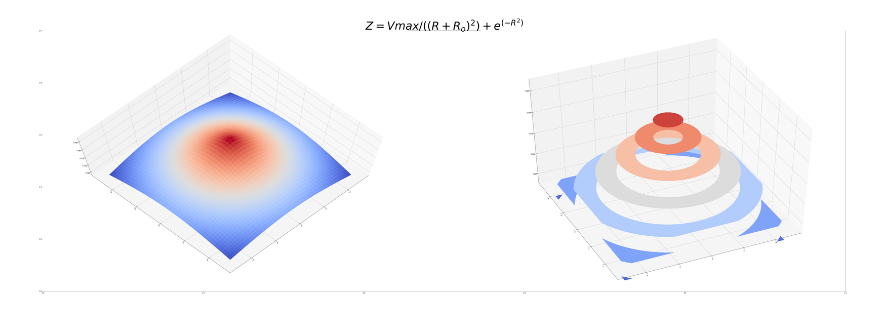
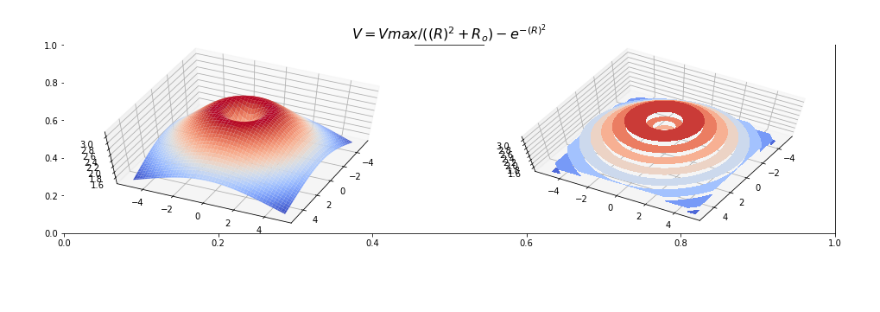
Before and after one commit to oregomar/Matplotlib, a Jupyter notebook: Spiral-widgets.ipynb, the cells around one changed output. Drawn from its saved outputs; the diff is of its cells as text; code cells hidden in the pictures; blank space fills up the shorter version.

```diff
--- a/Spiral-widgets.ipynb
+++ b/Spiral-widgets.ipynb
@@ -78,18 +88,25 @@ interactive(children=(FloatSlider(value=0.7, description='Vot', max=1.0, min=-1.
 def f(x):
     return np.exp( - x ** 2  )
 # %%
+def Surf (fi=65, ci=25):
     x = np.linspace(-5, 5, 100)
     y = np.linspace(-5, 5, 100)
 
     X, Y = np.meshgrid(  x,  y )
 
-    fig, ax=plt.subplots(1, 2, figsize=(10,5))
+    R = np.sqrt(X**2+Y**2)
+    V = 120/(R**2 + 35)-f(R)
 
-    R = np.sqrt(X**2+Y**2)
-    Z = 140/(R+40)**2 + f(R+40)
+    fig, ax=plt.subplots(figsize=(16,4))
+    ax.set_title("${V = Vmax/((R)^2 + R_o)- {e^{-(R)^2}}}$", fontsize = 16)
 
-    ax[0].contourf(X, Y, R, cmap=cm.coolwarm)
-    ax[0].set_title("${R=\sqrt{(x^2+y^2)}}$")
+    ax = fig.add_subplot(1, 2, 1, projection='3d')
+    ax.plot_surface(X, Y, V, cmap=cm.coolwarm)
+    ax.view_init(fi, ci)
 
-    ax[1].contourf(X, Y, Z, cmap=cm.coolwarm)
-    ax[1].set_title("${Z = Vmax/((R + R_o)^2) + {e^{(-(R + R_o)^2)}}}$")
+    ax = fig.add_subplot(1, 2, 2, projection='3d')
+    ax.contourf(X, Y, V, cmap=cm.coolwarm)
+    ax.view_init(fi+10, ci+5)
+
+    #ax = fig.add_subplot(1, 3, 3)
+    #ax.contourf(X, Y, V, cmap=cm.coolwarm)
@@ -99,14 +113,5 @@ Text(0.5,1,'${Z = Vmax/((R + R_o)^2) + {e^{(-(R + R_o)^2)}}}$')
-# %%
-fig, ax = plt.subplots(figsize=(90,30))
-
-ax.set_title("${Z = Vmax/((R + R_o)^2) + {e^{(-R^2)}}}$", fontsize = 70 )
-
-ax = fig.add_subplot(1, 2, 1, projection='3d')
-ax.plot_surface(X, Y, Z, cmap=cm.coolwarm)
-ax.view_init(75, 45)
-
-ax = fig.add_subplot(1, 2, 2, projection='3d')
-ax.contourf(X, Y, Z, cmap=cm.coolwarm)
-ax.view_init(45, 65)
-# %% [output]
-[figure, removed]
+# %%
+Surf(60,25)
+#interact(Surf,fi = (0,85), ci = (0,85) )
+# %% [output]
+[figure, added]
```
Also changed, not shown: parts of 7 cells of this notebook.
